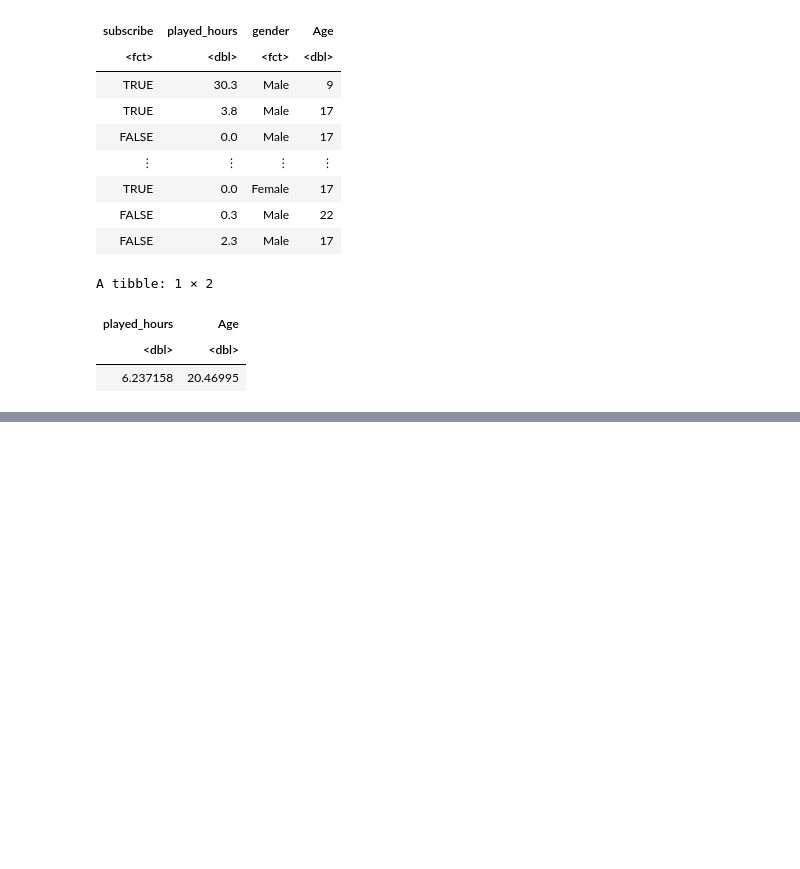
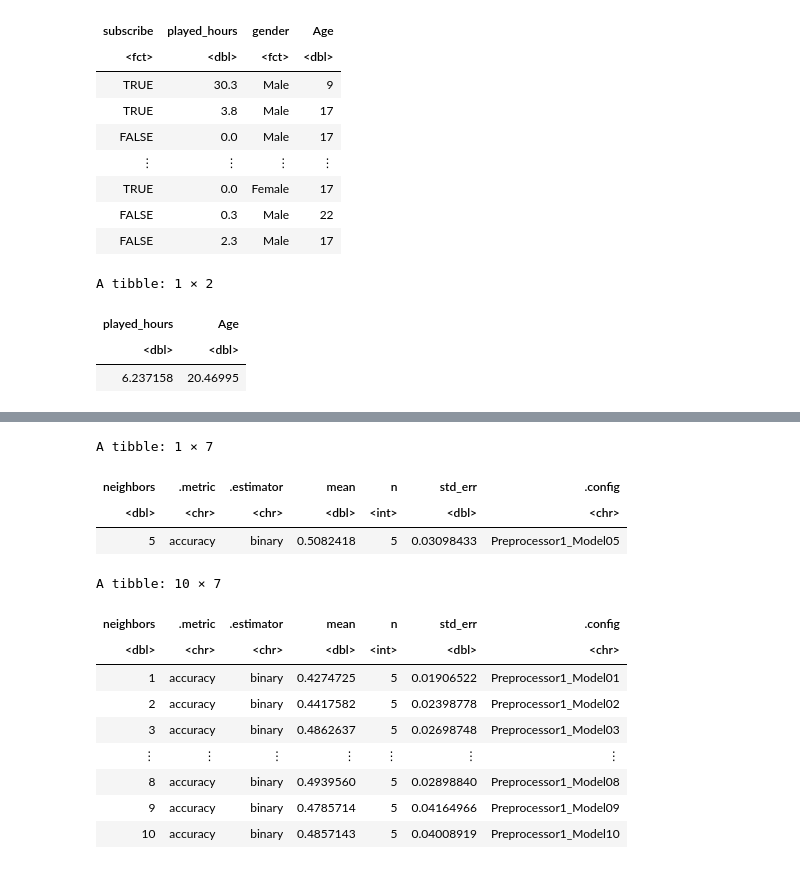
Before and after one commit to SubrinaLi/DSCI-100-sec003, a Jupyter notebook: Subrina LI Project.ipynb, the cells around one changed output, grey strips where cells are left out. Cells and saved outputs as stored; diff of their text form; code cells hidden in the pictures; blank space fills up the shorter version.

```diff
--- a/Subrina LI Project.ipynb
+++ b/Subrina LI Project.ipynb
@@ -99,0 +127,33 @@ A tibble: 1 × 2
+# %%
+player_recipe1 <- recipe( subscribe~ played_hours, data = player_training)|>
+step_center(all_predictors())|>
+step_scale(all_predictors())
+
+player_workflow1 <- workflow()|>
+add_recipe(player_recipe1)|>
+add_model(player_spec)
+
+player_results1 <- player_workflow1 |>
+  tune_grid(resamples = player_vfold, grid = gridvals) |>
+  collect_metrics()|>
+  filter(.metric == "accuracy")
+
+player_max1 <- player_results1 |>
+   slice_max(mean)
+player_max1
+player_results1
+# %% [output]
+A tibble: 1 × 7
+| neighbors | .metric | .estimator | mean | n | std_err | .config |
+| <dbl> | <chr> | <chr> | <dbl> | <int> | <dbl> | <chr> |
+| 5 | accuracy | binary | 0.5082418 | 5 | 0.03098433 | Preprocessor1_Model05 |
+A tibble: 10 × 7
+| neighbors | .metric | .estimator | mean | n | std_err | .config |
+| <dbl> | <chr> | <chr> | <dbl> | <int> | <dbl> | <chr> |
+| 1 | accuracy | binary | 0.4274725 | 5 | 0.01906522 | Preprocessor1_Model01 |
+| 2 | accuracy | binary | 0.4417582 | 5 | 0.02398778 | Preprocessor1_Model02 |
+| 3 | accuracy | binary | 0.4862637 | 5 | 0.02698748 | Preprocessor1_Model03 |
+| ⋮ | ⋮ | ⋮ | ⋮ | ⋮ | ⋮ | ⋮ |
+| 8 | accuracy | binary | 0.4939560 | 5 | 0.02898840 | Preprocessor1_Model08 |
+| 9 | accuracy | binary | 0.4785714 | 5 | 0.04164966 | Preprocessor1_Model09 |
+| 10 | accuracy | binary | 0.4857143 | 5 | 0.04008919 | Preprocessor1_Model10 |
```
Also changed, not shown: parts of 8 cells of this notebook.
